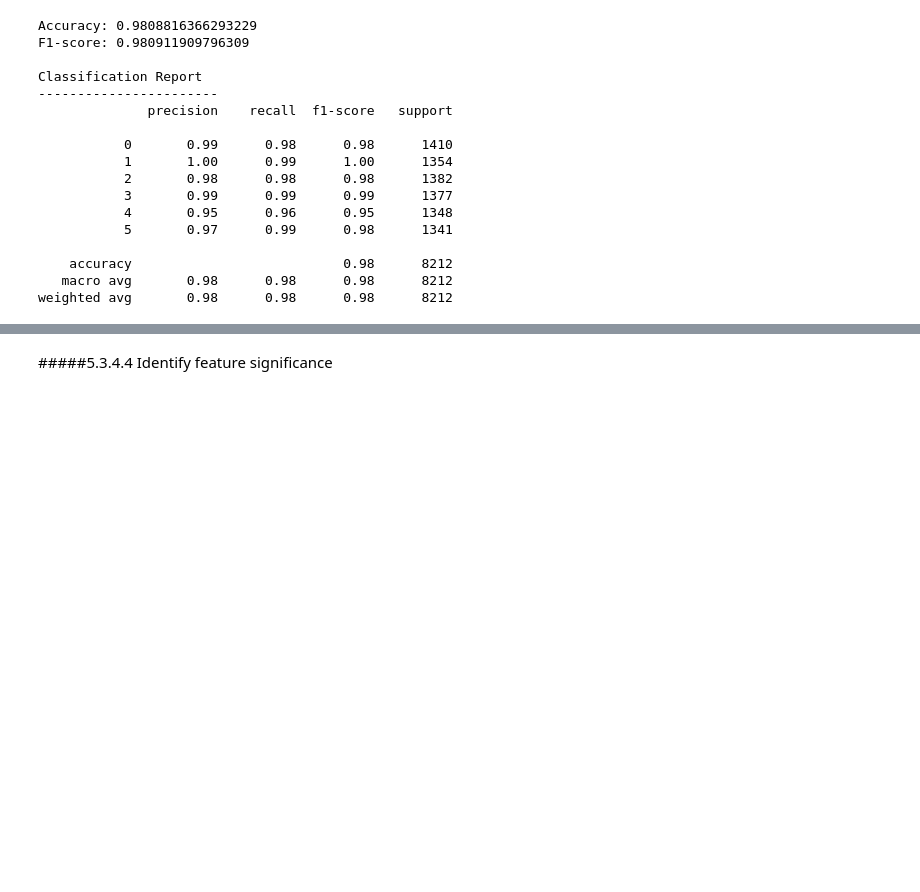
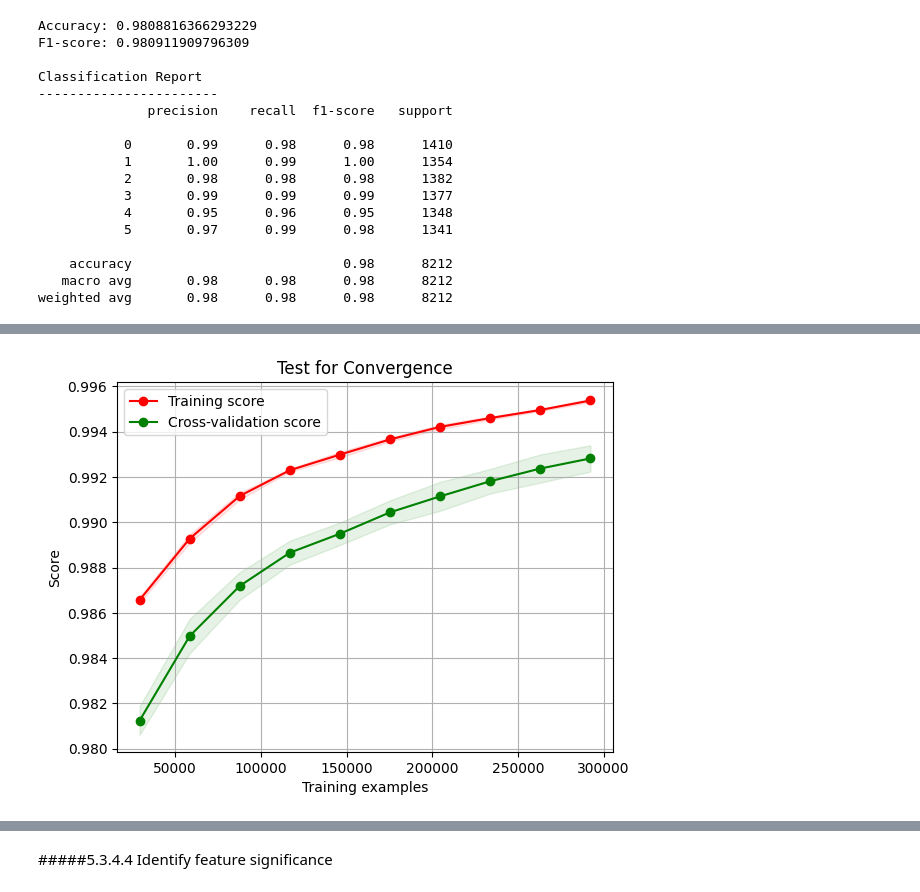
Before and after one commit to subodha1980/BU, a Jupyter notebook: activityDetection.ipynb, the cells around one changed output, grey strips where cells are left out. Saved outputs shown, nothing was run; the diff lists cells and outputs as text; code cells hidden in the pictures; blank space fills up the shorter version.

```diff
--- a/activityDetection.ipynb
+++ b/activityDetection.ipynb
@@ -684,0 +760,22 @@ optimalParamRF = {'max_depth': 20, 'min_samples_leaf': 1, 'min_samples_split': 2
+# %%
+from imblearn.over_sampling import RandomOverSampler
+
+X = (processedData.drop(columns=['Activity'])).values
+Y = processedData['Activity'].values
+
+#labelCounts = dataset['Activity'].value_counts()
+#print(labelCounts)
+
+print("Class distribution before over-sampling:")
+print(dataset.groupby('Activity').size())
+
+# Perform random under-sampling
+rus = RandomOverSampler(sampling_strategy='all', random_state=42)
+x_resampled, y_resampled = rus.fit_resample(X, Y)
+
+# Check the class distribution after under-sampling
+print("\nClass distribution after under-sampling:")
+encodedLabels, counts = np.unique(y_resampled, return_counts=True)
+
+for value, count in zip(encodedLabels, counts):
+    print(f"Encoded Label: {value}, Count: {count}")
@@ -684,0 +800,4 @@ optimalParamRF = {'max_depth': 20, 'min_samples_leaf': 1, 'min_samples_split': 2
+# %%
+convergenceTest(x_resampled, y_resampled, 0.2, KNeighborsClassifier())
+# %% [output]
+[figure, added]
```
Also changed, not shown: parts of 22 cells of this notebook.
